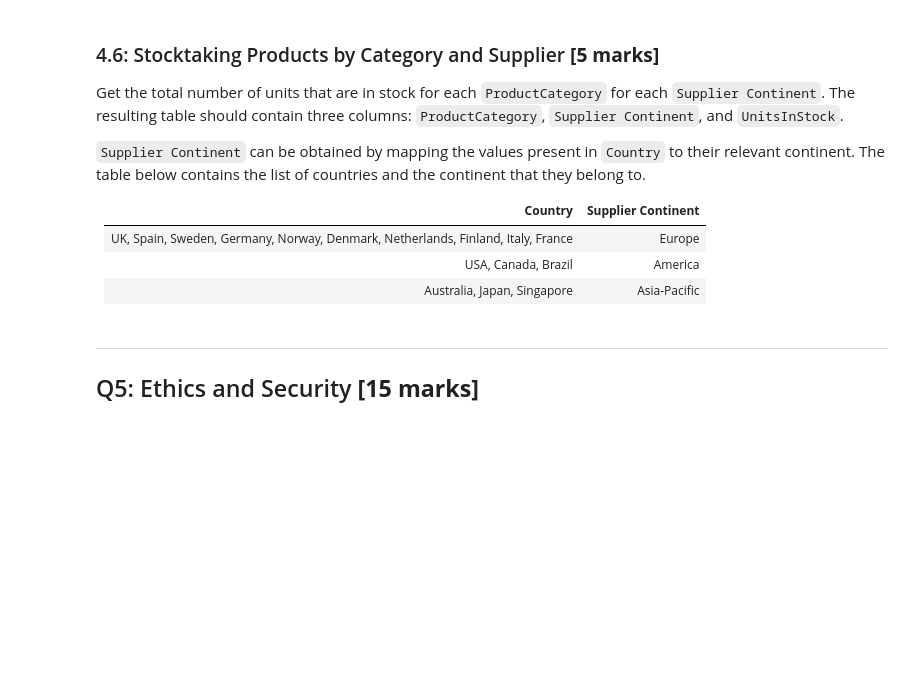
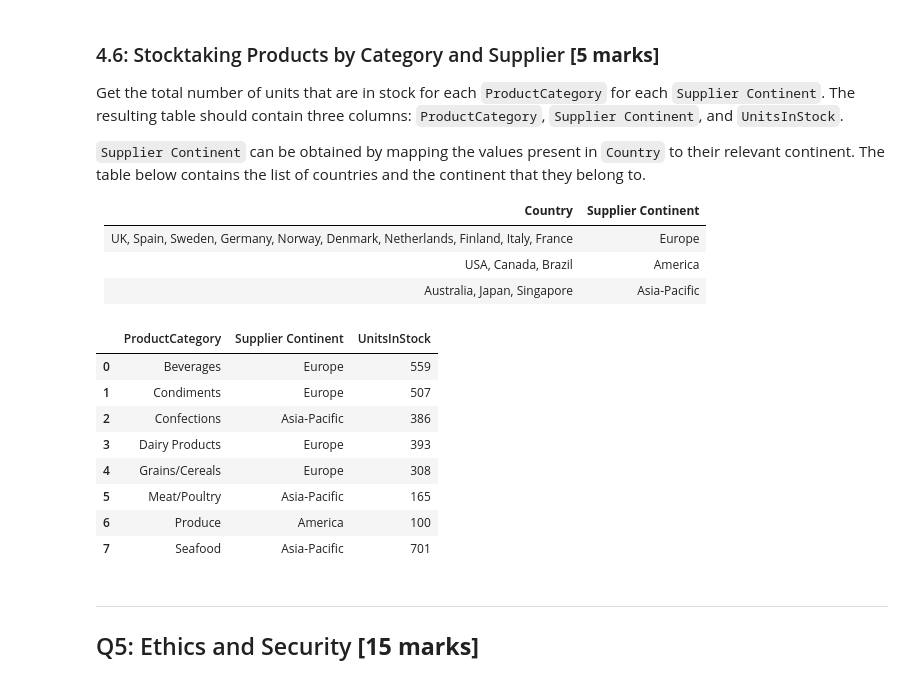
Before and after one commit to Vesper-Lin/comp2420-2021-ass2, a Jupyter notebook: Assignment 2.ipynb, the cells around one changed output. Saved outputs shown, nothing was run; the diff lists cells and outputs as text; code cells hidden in the pictures; blank space fills up the shorter version.

```diff
--- a/Assignment 2.ipynb
+++ b/Assignment 2.ipynb
@@ -1143,3 +1231,35 @@ Get the total number of units that are in stock for each `ProductCategory` for e
+# %%
+# YOUR CODE HERE
+# (ANY ADDITIONAL CELLS AS REQUIRED)
+
+execute_sql(
+    """
+
+    select Categories.CategoryName as ProductCategory,
+    case when Suppliers.Country in ('UK', 'Spain', 'Sweden', 'Germany', 'Norway', 'Denmark', 'Netherlands', 'Finland', 'Italy', 'France')
+         then 'Europe'
+         when Suppliers.Country in('USA', 'Canada', 'Brazil')
+         then 'America'
+         else 'Asia-Pacific'
+    end as 'Supplier Continent',
+    sum(Products.UnitsInStock) as UnitsInStock
+    from Products
+    left join Categories on Products.CategoryID = Categories.CategoryID
+    left join Suppliers on Products.SupplierID = Suppliers.SupplierID
+    group by ProductCategory, 'Supplier Continent';
+
+    """
+)
+# %% [output]
+|  | ProductCategory | Supplier Continent | UnitsInStock |
+| 0 | Beverages | Europe | 559 |
+| 1 | Condiments | Europe | 507 |
+| 2 | Confections | Asia-Pacific | 386 |
+| 3 | Dairy Products | Europe | 393 |
+| 4 | Grains/Cereals | Europe | 308 |
+| 5 | Meat/Poultry | Asia-Pacific | 165 |
+| 6 | Produce | America | 100 |
+| 7 | Seafood | Asia-Pacific | 701 |
 # %% [markdown]
 *****
 ## Q5: Ethics and Security <span style= 'float: right;'><b>[15 marks]</b></span>
```
Also changed, not shown: parts of 9 cells of this notebook.
